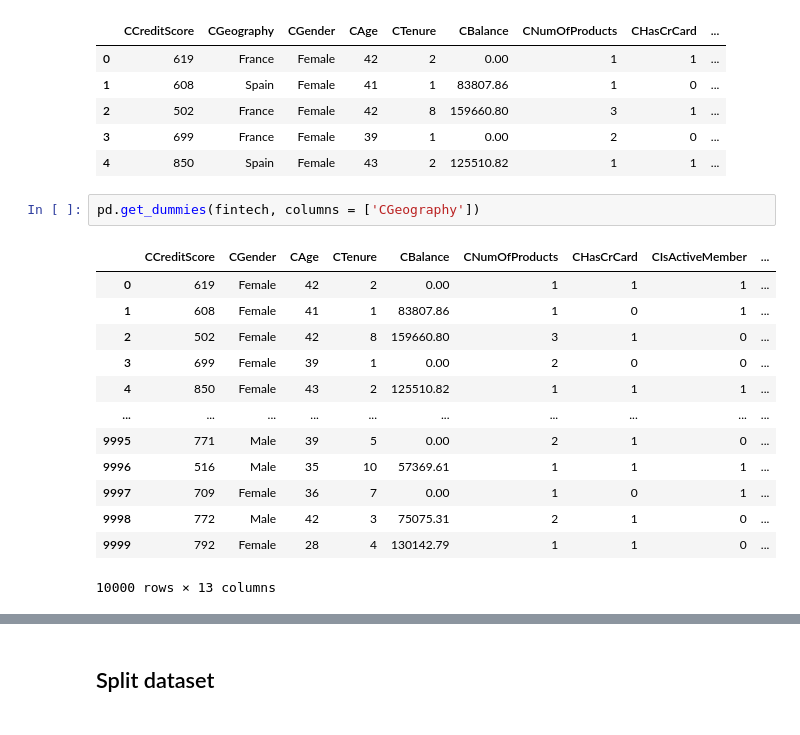
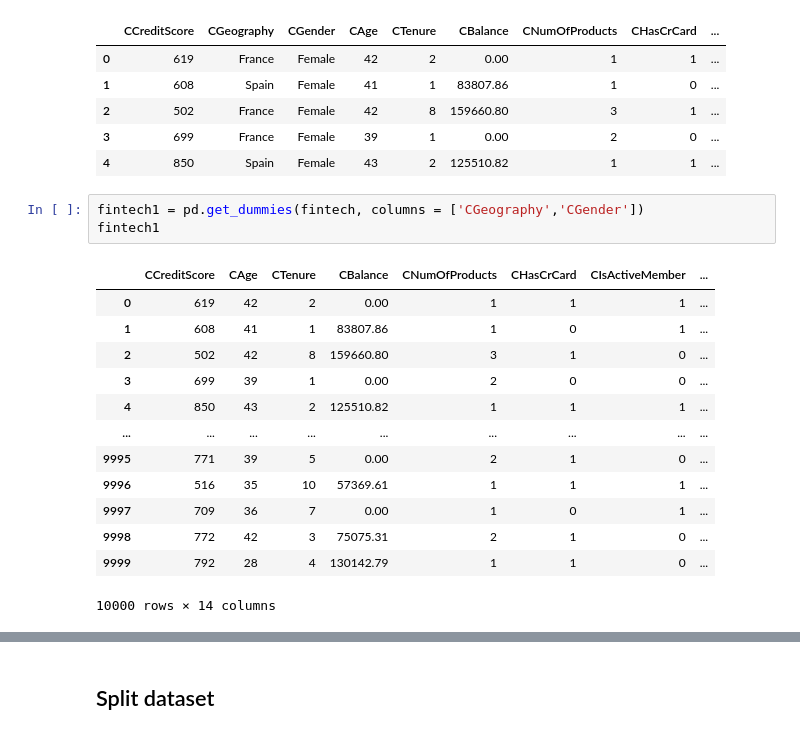
Before and after one commit to Ph1lippK/VAWI, a Jupyter notebook: Assignment_01_40402020250003.ipynb, the cells around one changed output, grey strips where cells are left out. Drawn from its saved outputs; the diff is of its cells as text.

```diff
--- a/Assignment_01_40402020250003.ipynb
+++ b/Assignment_01_40402020250003.ipynb
@@ -62,18 +62,19 @@ fintech.head()
 | 3 | 699 | France | Female | 39 | 1 | 0.00 | 2 | 0 | ... |
 | 4 | 850 | Spain | Female | 43 | 2 | 125510.82 | 1 | 1 | ... |
 # %%
-pd.get_dummies(fintech, columns = ['CGeography'])
+fintech1 = pd.get_dummies(fintech, columns = ['CGeography','CGender'])
+fintech1
 # %% [output]
-|  | CCreditScore | CGender | CAge | CTenure | CBalance | CNumOfProducts | CHasCrCard | CIsActiveMember | ... |
-| 0 | 619 | Female | 42 | 2 | 0.00 | 1 | 1 | 1 | ... |
-| 1 | 608 | Female | 41 | 1 | 83807.86 | 1 | 0 | 1 | ... |
-| 2 | 502 | Female | 42 | 8 | 159660.80 | 3 | 1 | 0 | ... |
-| 3 | 699 | Female | 39 | 1 | 0.00 | 2 | 0 | 0 | ... |
-| 4 | 850 | Female | 43 | 2 | 125510.82 | 1 | 1 | 1 | ... |
-| ... | ... | ... | ... | ... | ... | ... | ... | ... | ... |
-| 9995 | 771 | Male | 39 | 5 | 0.00 | 2 | 1 | 0 | ... |
-| 9996 | 516 | Male | 35 | 10 | 57369.61 | 1 | 1 | 1 | ... |
-| 9997 | 709 | Female | 36 | 7 | 0.00 | 1 | 0 | 1 | ... |
-| 9998 | 772 | Male | 42 | 3 | 75075.31 | 2 | 1 | 0 | ... |
-| 9999 | 792 | Female | 28 | 4 | 130142.79 | 1 | 1 | 0 | ... |
+|  | CCreditScore | CAge | CTenure | CBalance | CNumOfProducts | CHasCrCard | CIsActiveMember | ... |
+| 0 | 619 | 42 | 2 | 0.00 | 1 | 1 | 1 | ... |
+| 1 | 608 | 41 | 1 | 83807.86 | 1 | 0 | 1 | ... |
+| 2 | 502 | 42 | 8 | 159660.80 | 3 | 1 | 0 | ... |
+| 3 | 699 | 39 | 1 | 0.00 | 2 | 0 | 0 | ... |
+| 4 | 850 | 43 | 2 | 125510.82 | 1 | 1 | 1 | ... |
+| ... | ... | ... | ... | ... | ... | ... | ... | ... |
+| 9995 | 771 | 39 | 5 | 0.00 | 2 | 1 | 0 | ... |
+| 9996 | 516 | 35 | 10 | 57369.61 | 1 | 1 | 1 | ... |
+| 9997 | 709 | 36 | 7 | 0.00 | 1 | 0 | 1 | ... |
+| 9998 | 772 | 42 | 3 | 75075.31 | 2 | 1 | 0 | ... |
+| 9999 | 792 | 28 | 4 | 130142.79 | 1 | 1 | 0 | ... |
-10000 rows × 13 columns
+10000 rows × 14 columns
```
Also changed, not shown: parts of 12 cells of this notebook.
